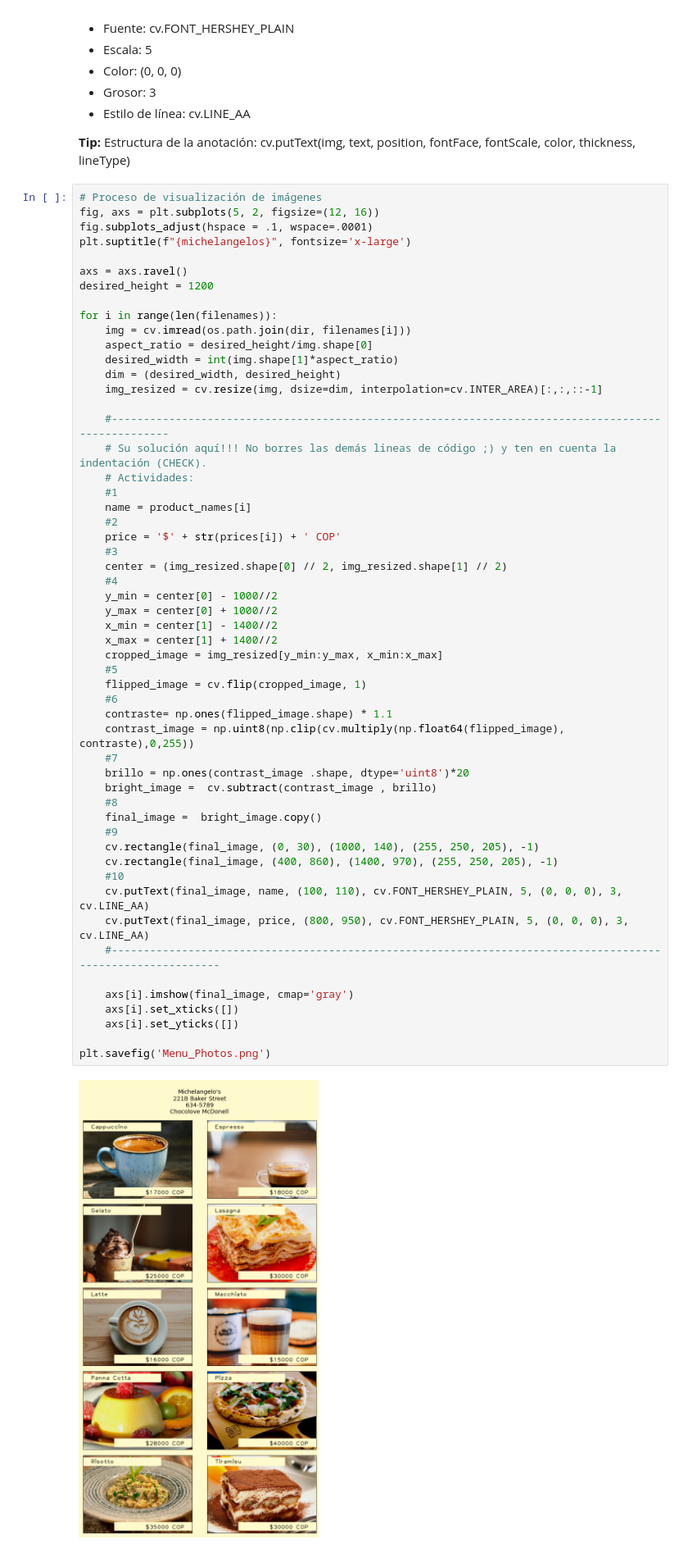
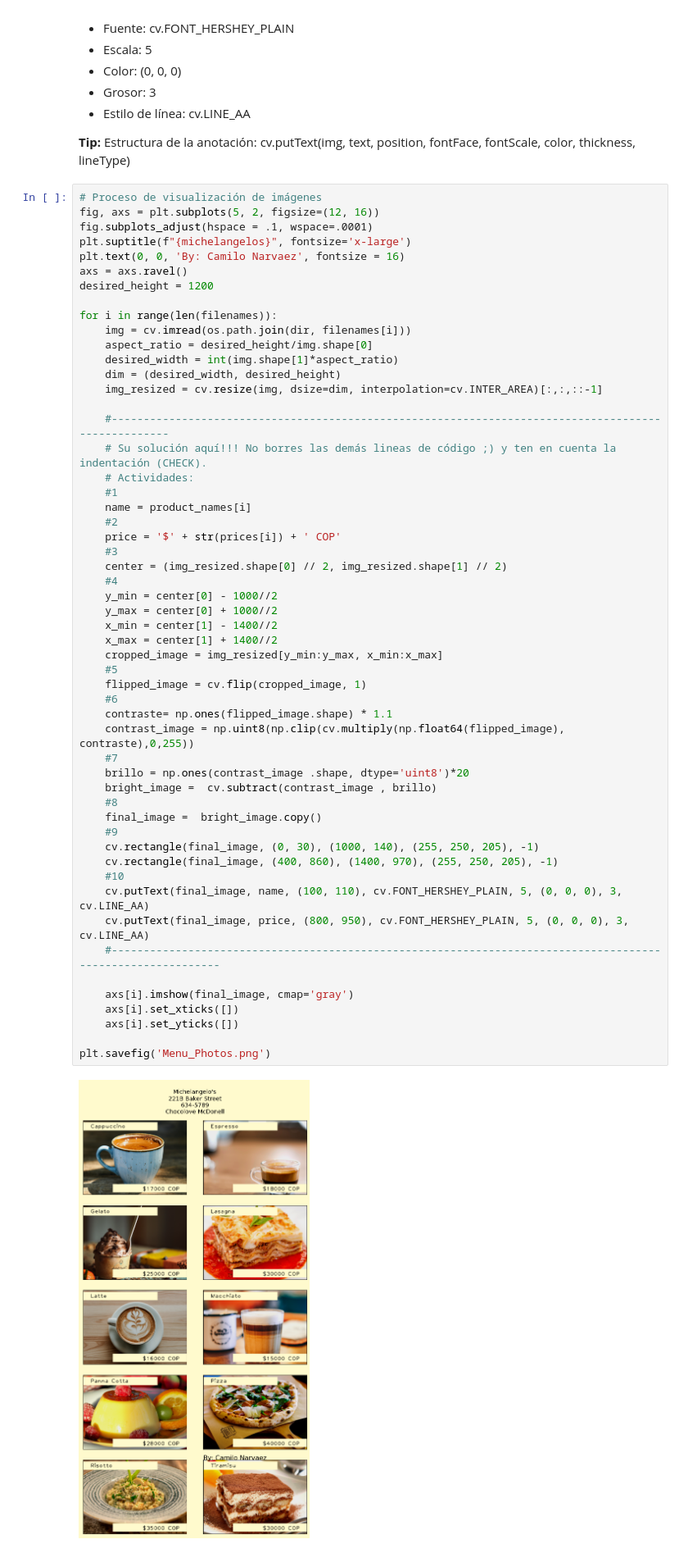
Before and after one commit to camiloelectronico144/Taller_4_OPENCV_CAMILO_NARVAEZ, a Jupyter notebook: Michelangelos_Taller4_Camilo_Narvaez_OPENCV_428856.ipynb, the cells around one changed output. Shown at 82% size. Drawn from its saved outputs; the diff is of its cells as text.

```diff
--- a/Michelangelos_Taller4_Camilo_Narvaez_OPENCV_428856.ipynb
+++ b/Michelangelos_Taller4_Camilo_Narvaez_OPENCV_428856.ipynb
@@ -116,7 +116,7 @@ Para ambas anotaciones:
 fig, axs = plt.subplots(5, 2, figsize=(12, 16))
 fig.subplots_adjust(hspace = .1, wspace=.0001)
 plt.suptitle(f"{michelangelos}", fontsize='x-large')
-
+plt.text(0, 0, 'By: Camilo Narvaez', fontsize = 16)
 axs = axs.ravel()
 desired_height = 1200
 
@@ -139,31 +139,31 @@ for i in range(len(filenames)):
     #4
     y_min = center[0] - 1000//2
     y_max = center[0] + 1000//2
     x_min = center[1] - 1400//2
     x_max = center[1] + 1400//2
     cropped_image = img_resized[y_min:y_max, x_min:x_max]
     #5
     flipped_image = cv.flip(cropped_image, 1)
     #6
     contraste= np.ones(flipped_image.shape) * 1.1
     contrast_image = np.uint8(np.clip(cv.multiply(np.float64(flipped_image), contraste),0,255))
     #7
     brillo = np.ones(contrast_image .shape, dtype='uint8')*20
     bright_image =  cv.subtract(contrast_image , brillo)
     #8
     final_image =  bright_image.copy()
     #9
     cv.rectangle(final_image, (0, 30), (1000, 140), (255, 250, 205), -1)
     cv.rectangle(final_image, (400, 860), (1400, 970), (255, 250, 205), -1)
     #10
     cv.putText(final_image, name, (100, 110), cv.FONT_HERSHEY_PLAIN, 5, (0, 0, 0), 3, cv.LINE_AA)
     cv.putText(final_image, price, (800, 950), cv.FONT_HERSHEY_PLAIN, 5, (0, 0, 0), 3, cv.LINE_AA)
     #------------------------------------------------------------------------------------------------------------
 
     axs[i].imshow(final_image, cmap='gray')
     axs[i].set_xticks([])
     axs[i].set_yticks([])
 
 plt.savefig('Menu_Photos.png')
 # %% [output]
-[figure, old version]
+[figure, new version]
```
